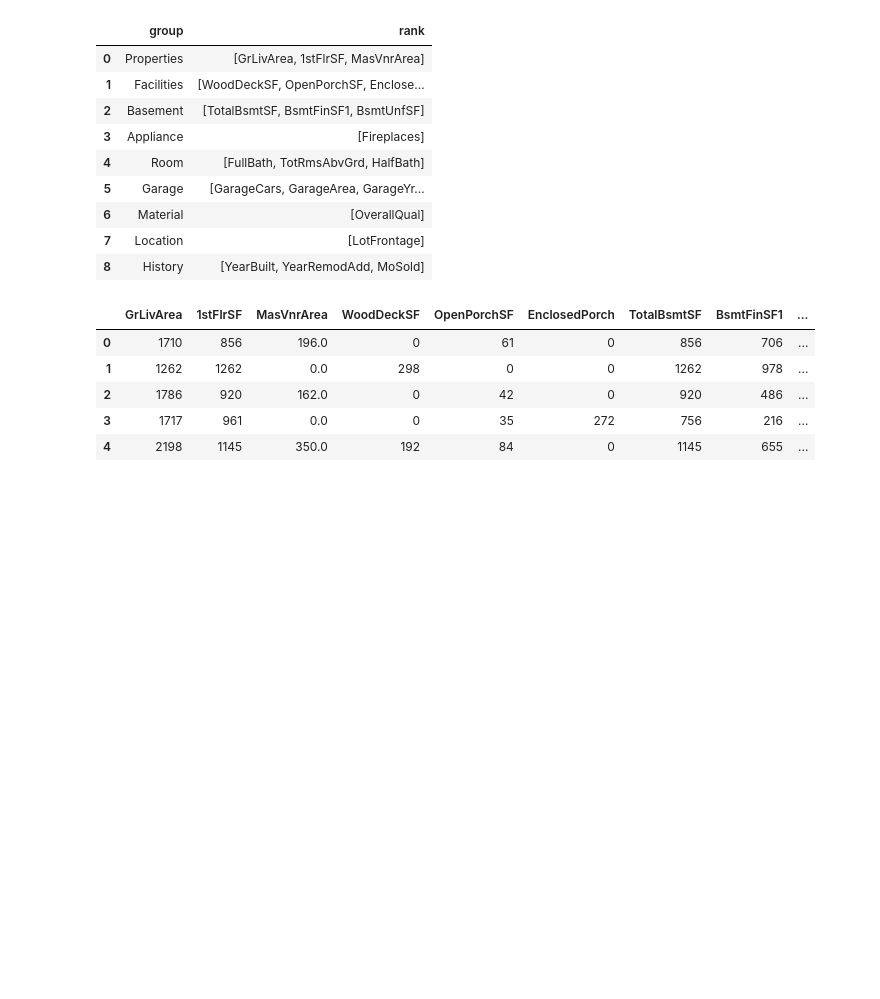
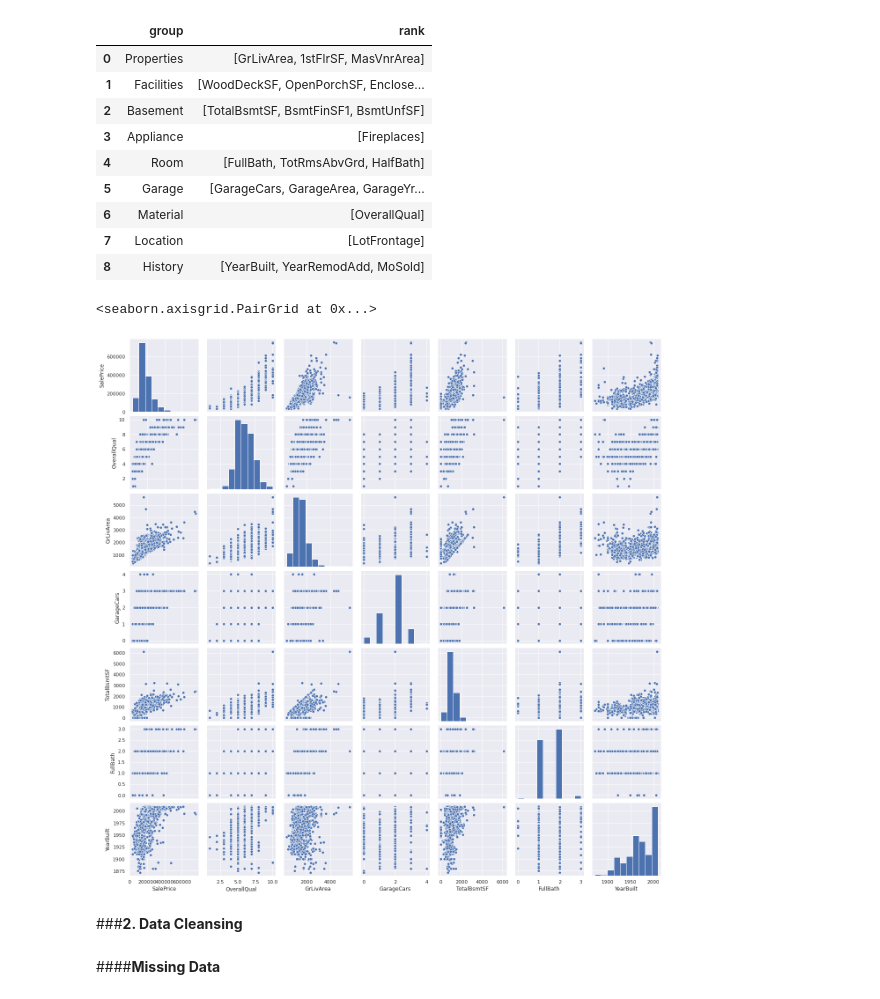
Before and after one commit to Sirabhop/Kaggle_Challenge, a Jupyter notebook: Challenge_2_House_Prices.ipynb, the cells around one changed output. Drawn from its saved outputs; the diff is of its cells as text; code cells hidden in the pictures; blank space fills up the shorter version.

```diff
--- a/Challenge_2_House_Prices.ipynb
+++ b/Challenge_2_House_Prices.ipynb
@@ -162,18 +123,20 @@ corr_rank
 | 6 | Material | [OverallQual] |
 | 7 | Location | [LotFrontage] |
 | 8 | History | [YearBuilt, YearRemodAdd, MoSold] |
+# %%
+sns.set()
+sns.pairplot(df[['SalePrice', 'OverallQual', 'GrLivArea', 'GarageCars', 'TotalBsmtSF', 'FullBath', 'YearBuilt']])
+plt.show()
+# %% [output]
+<seaborn.axisgrid.PairGrid at 0x...>
+[figure, added]
+# %% [markdown]
+###**2. Data Cleansing**
 # %%
 df = df[['GrLivArea', '1stFlrSF', 'MasVnrArea', 'WoodDeckSF', 'OpenPorchSF',
     'EnclosedPorch', 'TotalBsmtSF', 'BsmtFinSF1', 'BsmtUnfSF', 'Fireplaces',
     'FullBath', 'TotRmsAbvGrd', 'HalfBath', 'GarageCars', 'GarageArea',
     'GarageYrBlt', 'OverallQual', 'LotFrontage', 'YearBuilt', 'YearRemodAdd',
     'MoSold', 'SalePrice']]
-# %%
-df.head()
-# %% [output]
-|  | GrLivArea | 1stFlrSF | MasVnrArea | WoodDeckSF | OpenPorchSF | EnclosedPorch | TotalBsmtSF | BsmtFinSF1 | ... |
-| 0 | 1710 | 856 | 196.0 | 0 | 61 | 0 | 856 | 706 | ... |
-| 1 | 1262 | 1262 | 0.0 | 298 | 0 | 0 | 1262 | 978 | ... |
-| 2 | 1786 | 920 | 162.0 | 0 | 42 | 0 | 920 | 486 | ... |
-| 3 | 1717 | 961 | 0.0 | 0 | 35 | 272 | 756 | 216 | ... |
-| 4 | 2198 | 1145 | 350.0 | 192 | 84 | 0 | 1145 | 655 | ... |
+# %% [markdown]
+####**Missing Data**
```
Also changed, not shown: parts of 16 cells of this notebook.
